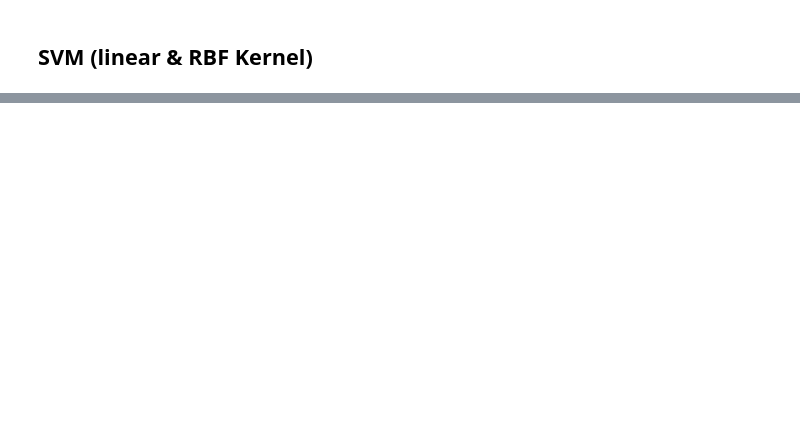
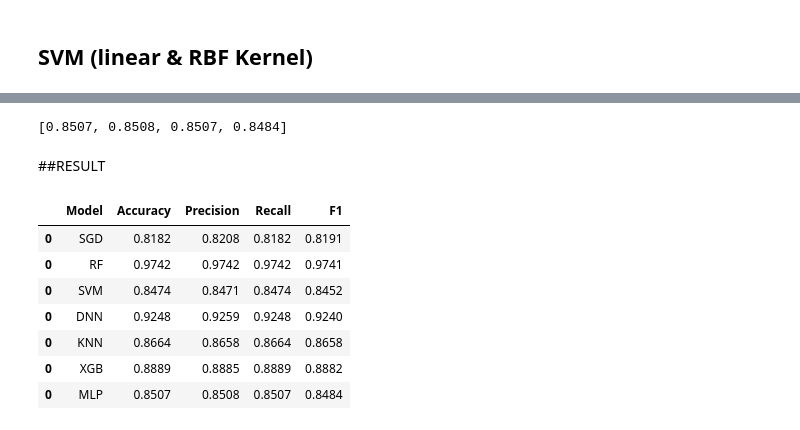
Before and after one commit to josepheric/Titanic-Survivor-Prediction, a Jupyter notebook: FP_KK.ipynb, the cells around one changed output, grey strips where cells are left out. Cells and saved outputs as stored; diff of their text form; code cells hidden in the pictures; blank space fills up the shorter version.

```diff
--- a/FP_KK.ipynb
+++ b/FP_KK.ipynb
@@ -540,0 +784,3 @@ model.evaluate(test, titanic_test_labels)
+# %%
+res=['XGB']+get_metrics(titanic_test_labels,y_pred)
+Result=pd.concat([Result,pd.DataFrame([res],columns=col)])
@@ -540,0 +789,9 @@ model.evaluate(test, titanic_test_labels)
+# %%
+from sklearn.neural_network import MLPClassifier
+mlp = MLPClassifier()
+param_grid = {
+    'activation': ['tanh', 'relu'],
+    'solver': ['lbfgs', 'sgd', 'adam'],
+}
+grid_search_mlp = GridSearchCV(mlp, param_grid, cv=5, scoring='accuracy',return_train_score=True)
+grid_search_mlp.fit(titanic_prepared, titanic_train_labels)
@@ -540,0 +835,4 @@ model.evaluate(test, titanic_test_labels)
+# %%
+print(grid_search_mlp.best_score_)
+y_pred = grid_search_mlp.predict(test)
+accuracy_score(titanic_test_labels, y_pred)
@@ -540,0 +852,20 @@ model.evaluate(test, titanic_test_labels)
+# %%
+get_metrics(titanic_test_labels,y_pred)
+# %% [output]
+[0.8507, 0.8508, 0.8507, 0.8484]
+# %%
+res=['MLP']+get_metrics(titanic_test_labels,y_pred)
+Result=pd.concat([Result,pd.DataFrame([res],columns=col)])
+# %% [markdown]
+##RESULT
+# %%
+display(Result)
+# %% [output]
+|  | Model | Accuracy | Precision | Recall | F1 |
+| 0 | SGD | 0.8182 | 0.8208 | 0.8182 | 0.8191 |
+| 0 | RF | 0.9742 | 0.9742 | 0.9742 | 0.9741 |
+| 0 | SVM | 0.8474 | 0.8471 | 0.8474 | 0.8452 |
+| 0 | DNN | 0.9248 | 0.9259 | 0.9248 | 0.9240 |
+| 0 | KNN | 0.8664 | 0.8658 | 0.8664 | 0.8658 |
+| 0 | XGB | 0.8889 | 0.8885 | 0.8889 | 0.8882 |
+| 0 | MLP | 0.8507 | 0.8508 | 0.8507 | 0.8484 |
```
Also changed, not shown: parts of 42 cells of this notebook.
